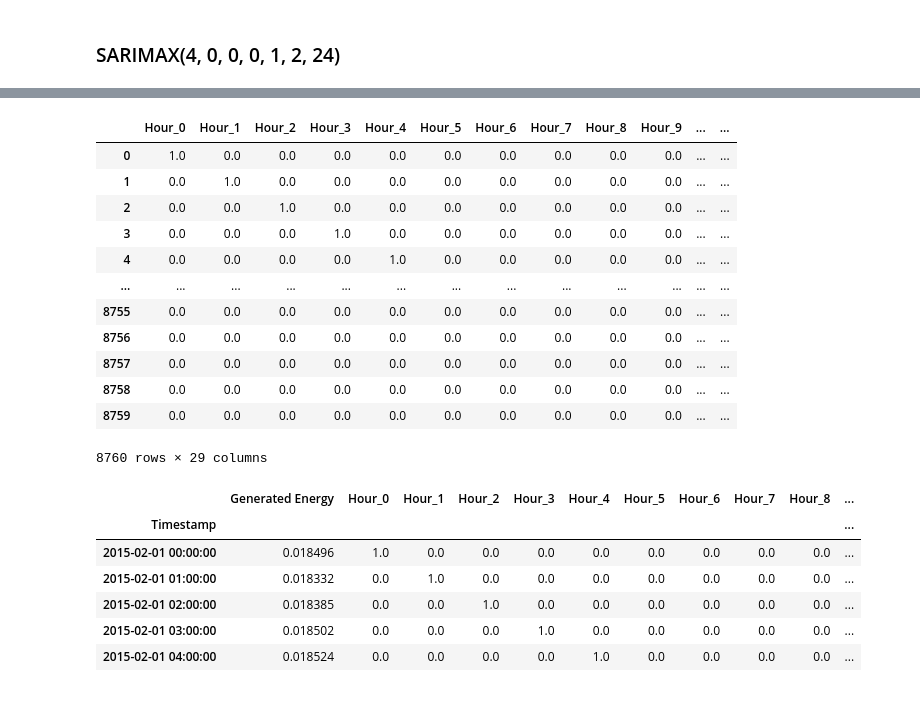
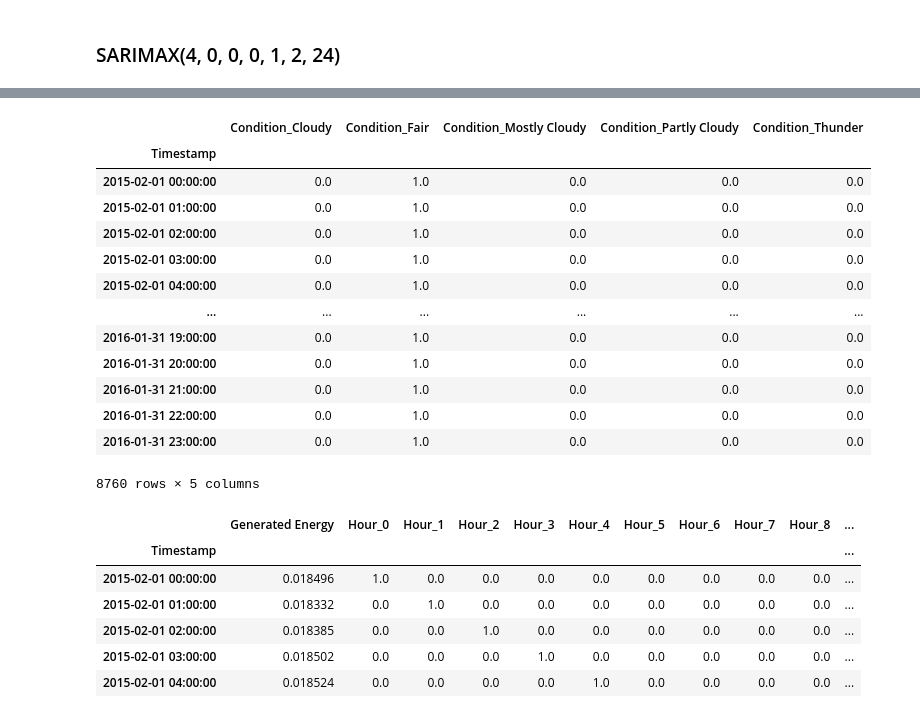
Before and after one commit to Divixity/Datavidenskab-P6, a Jupyter notebook: Development/ARIMA TH.ipynb, the cells around one changed output, grey strips where cells are left out. Drawn from its saved outputs; the diff is of its cells as text; code cells hidden in the pictures.

```diff
--- a/Development/ARIMA TH.ipynb
+++ b/Development/ARIMA TH.ipynb
@@ -220,12 +220,3 @@ model2_rmse
 1.5865297252954287
 # %% [markdown]
 ### SARIMAX(4, 0, 0, 0, 1, 2, 24)
-# %%
-from sklearn.preprocessing import OneHotEncoder
-
-gen_df["Hour"] = gen_df.index.hour
-
-ohe = OneHotEncoder(sparse=False)
-hot_np = ohe.fit_transform(gen_df[["Hour"]])
-hot = pd.DataFrame(data=hot_np, columns=ohe.get_feature_names_out())
-hot
@@ -254,22 +281,23 @@ weather_forecast
 # %%
 ohe = OneHotEncoder(sparse=False)
-hot = ohe.fit_transform(gen_df["Hour"].to_frame().merge(weather_forecast, left_index=True, right_index=True))
-df_ohe = pd.DataFrame(data=hot, columns=ohe.get_feature_names_out())
+hot = ohe.fit_transform(weather_forecast[weather_forecast.index.isin(gen_df.index)])
+df_ohe = pd.DataFrame(data=hot, columns=ohe.get_feature_names_out(), index=gen_df.index)
 df_ohe
 # %% [output]
-|  | Hour_0 | Hour_1 | Hour_2 | Hour_3 | Hour_4 | Hour_5 | Hour_6 | Hour_7 | Hour_8 | Hour_9 | ... | ... |
-| 0 | 1.0 | 0.0 | 0.0 | 0.0 | 0.0 | 0.0 | 0.0 | 0.0 | 0.0 | 0.0 | ... | ... |
-| 1 | 0.0 | 1.0 | 0.0 | 0.0 | 0.0 | 0.0 | 0.0 | 0.0 | 0.0 | 0.0 | ... | ... |
-| 2 | 0.0 | 0.0 | 1.0 | 0.0 | 0.0 | 0.0 | 0.0 | 0.0 | 0.0 | 0.0 | ... | ... |
-| 3 | 0.0 | 0.0 | 0.0 | 1.0 | 0.0 | 0.0 | 0.0 | 0.0 | 0.0 | 0.0 | ... | ... |
-| 4 | 0.0 | 0.0 | 0.0 | 0.0 | 1.0 | 0.0 | 0.0 | 0.0 | 0.0 | 0.0 | ... | ... |
-| ... | ... | ... | ... | ... | ... | ... | ... | ... | ... | ... | ... | ... |
-| 8755 | 0.0 | 0.0 | 0.0 | 0.0 | 0.0 | 0.0 | 0.0 | 0.0 | 0.0 | 0.0 | ... | ... |
-| 8756 | 0.0 | 0.0 | 0.0 | 0.0 | 0.0 | 0.0 | 0.0 | 0.0 | 0.0 | 0.0 | ... | ... |
-| 8757 | 0.0 | 0.0 | 0.0 | 0.0 | 0.0 | 0.0 | 0.0 | 0.0 | 0.0 | 0.0 | ... | ... |
-| 8758 | 0.0 | 0.0 | 0.0 | 0.0 | 0.0 | 0.0 | 0.0 | 0.0 | 0.0 | 0.0 | ... | ... |
-| 8759 | 0.0 | 0.0 | 0.0 | 0.0 | 0.0 | 0.0 | 0.0 | 0.0 | 0.0 | 0.0 | ... | ... |
+|  | Condition_Cloudy | Condition_Fair | Condition_Mostly Cloudy | Condition_Partly Cloudy | Condition_Thunder |
+| Timestamp |  |  |  |  |  |
+| 2015-02-01 00:00:00 | 0.0 | 1.0 | 0.0 | 0.0 | 0.0 |
+| 2015-02-01 01:00:00 | 0.0 | 1.0 | 0.0 | 0.0 | 0.0 |
+| 2015-02-01 02:00:00 | 0.0 | 1.0 | 0.0 | 0.0 | 0.0 |
+| 2015-02-01 03:00:00 | 0.0 | 1.0 | 0.0 | 0.0 | 0.0 |
+| 2015-02-01 04:00:00 | 0.0 | 1.0 | 0.0 | 0.0 | 0.0 |
+| ... | ... | ... | ... | ... | ... |
+| 2016-01-31 19:00:00 | 0.0 | 1.0 | 0.0 | 0.0 | 0.0 |
+| 2016-01-31 20:00:00 | 0.0 | 1.0 | 0.0 | 0.0 | 0.0 |
+| 2016-01-31 21:00:00 | 0.0 | 1.0 | 0.0 | 0.0 | 0.0 |
+| 2016-01-31 22:00:00 | 0.0 | 1.0 | 0.0 | 0.0 | 0.0 |
+| 2016-01-31 23:00:00 | 0.0 | 1.0 | 0.0 | 0.0 | 0.0 |
-8760 rows × 29 columns
+8760 rows × 5 columns
 # %%
 exog_df = gen_df_no_changes.join(df_ohe)
 # %%
```
Also changed, not shown: parts of 6 cells of this notebook, 1 other file.
